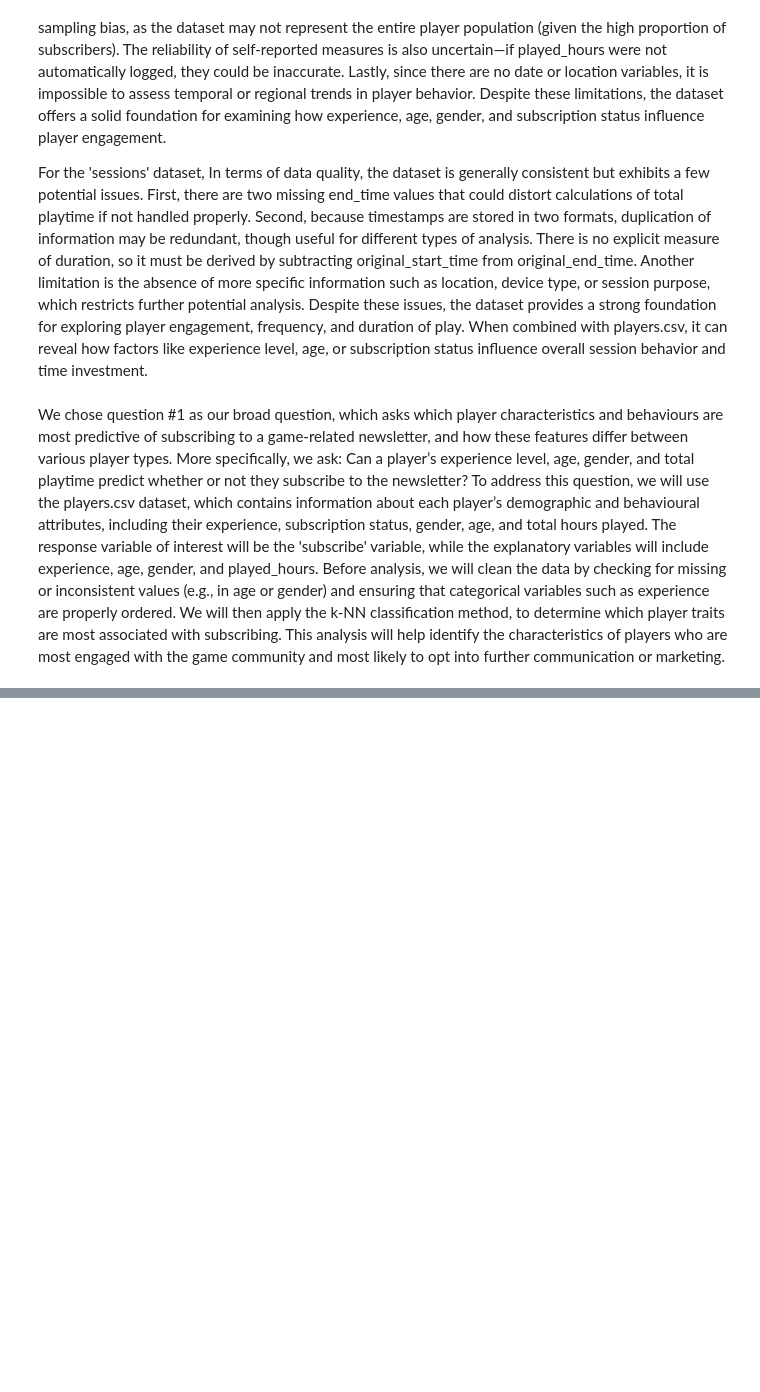
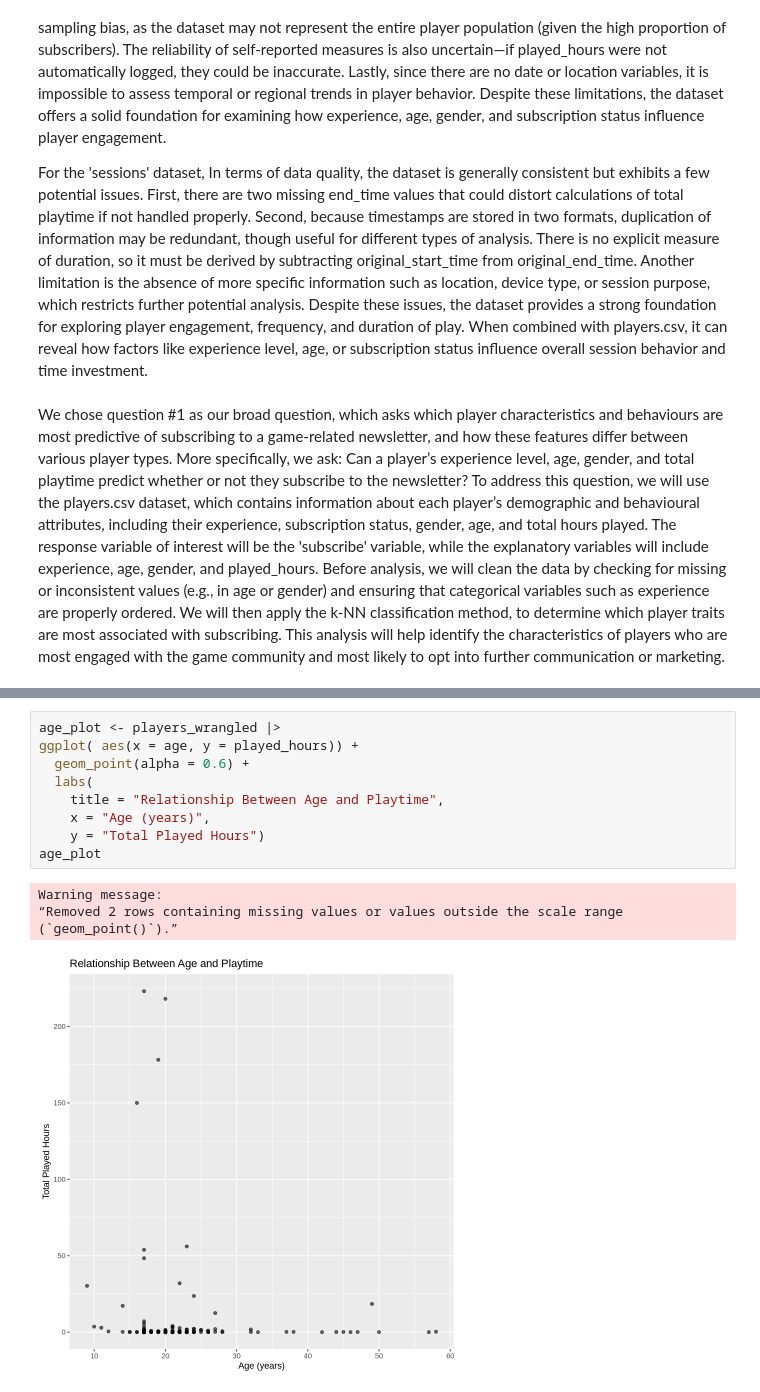
Before and after one commit to uugeneb/DSCI100-Project, a Jupyter notebook: Proposal_Notebook.ipynb, the cells around one changed output, grey strips where cells are left out. Saved outputs shown, nothing was run; the diff lists cells and outputs as text; blank space fills up the shorter version.

```diff
--- a/Proposal_Notebook.ipynb
+++ b/Proposal_Notebook.ipynb
@@ -128,0 +187,14 @@ We chose question #1 as our broad question, which asks which player characterist
+# %%
+age_plot <- players_wrangled |>
+ggplot( aes(x = age, y = played_hours)) +
+  geom_point(alpha = 0.6) +
+  labs(
+    title = "Relationship Between Age and Playtime",
+    x = "Age (years)",
+    y = "Total Played Hours")
+age_plot
+# %% [output]
+Warning message:
+“Removed 2 rows containing missing values or values outside the scale range
+(`geom_point()`).”
+[figure, added]
```
Also changed, not shown: parts of 6 cells of this notebook.
